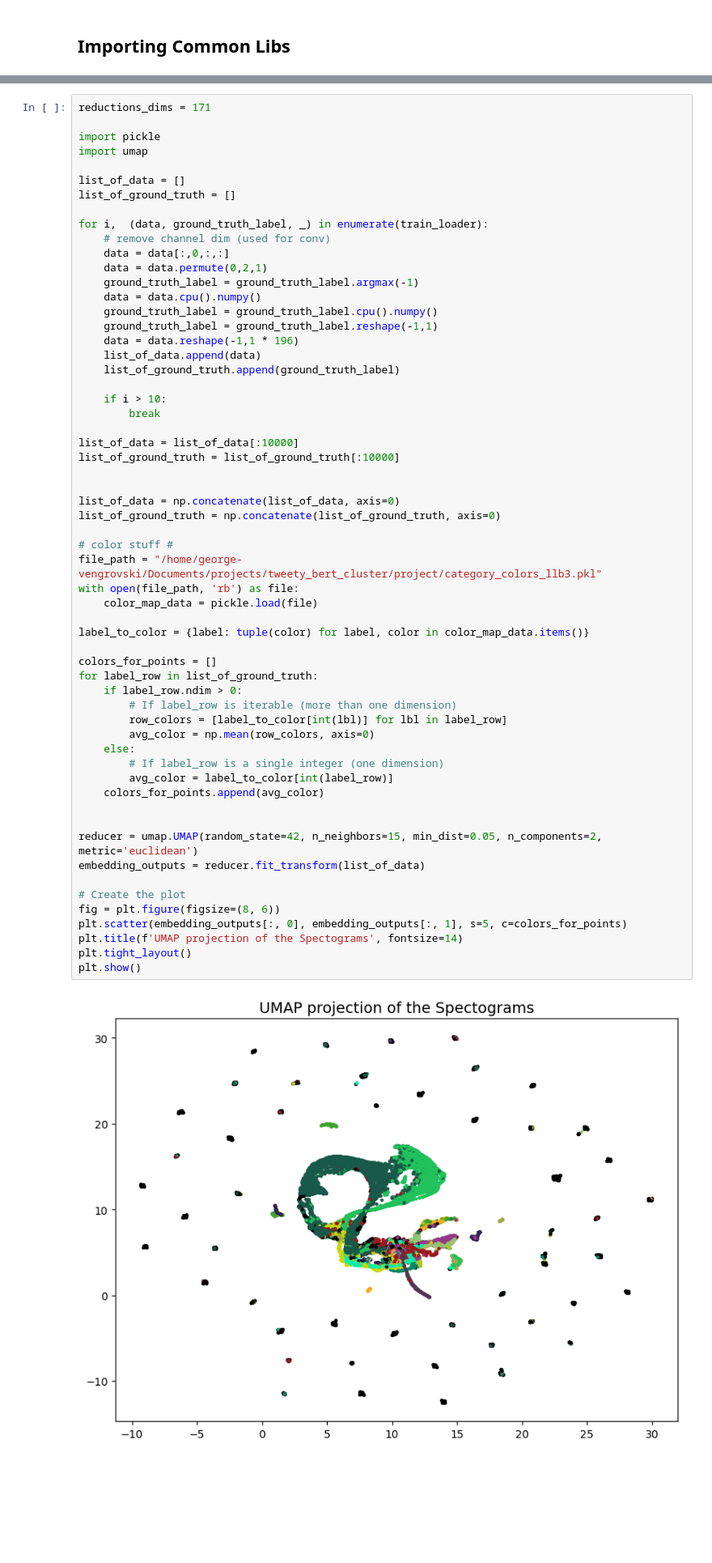
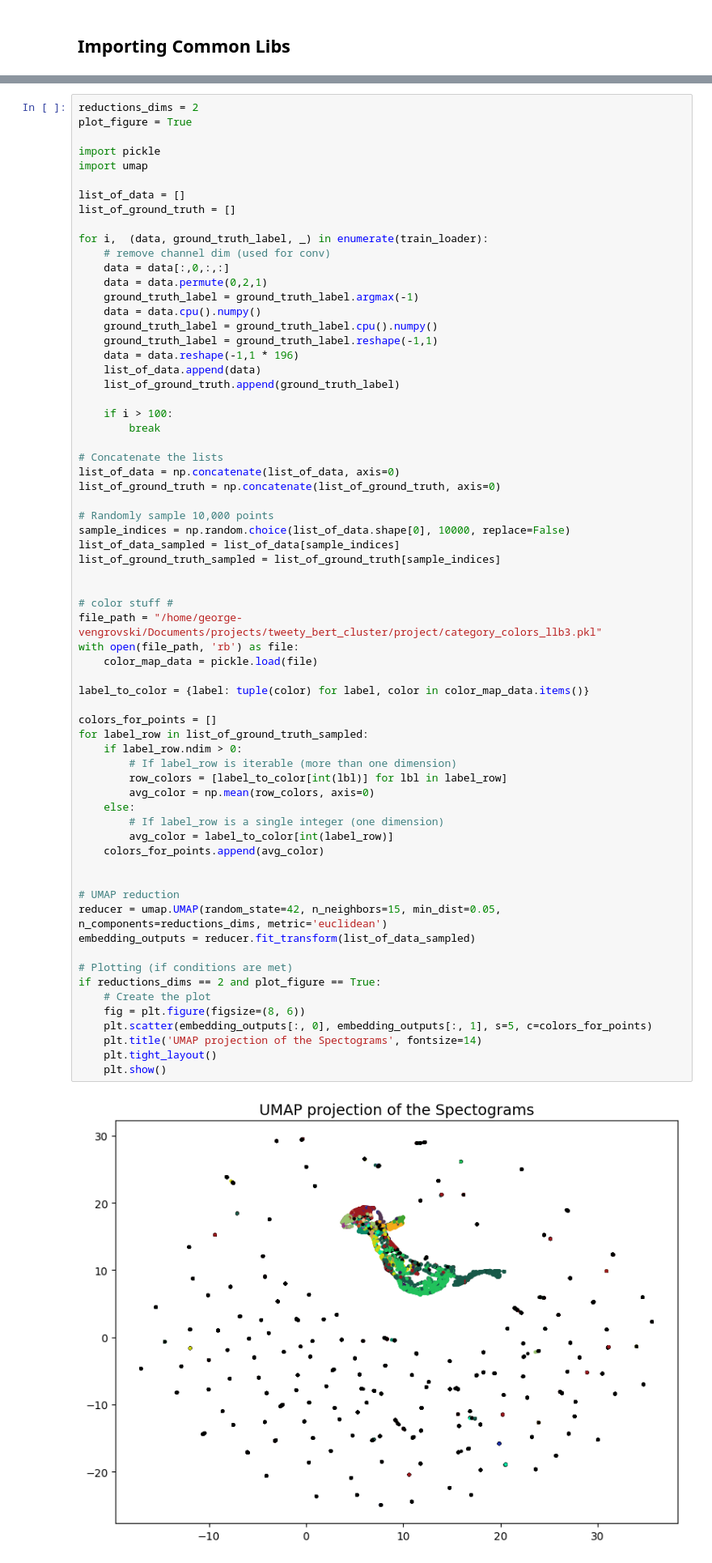
Before and after one commit to georgevenven/tweety_bert_paper, a Jupyter notebook: notebooks/Competing_Methods_FER.ipynb, the cells around one changed output, grey strips where cells are left out. Shown at 81% size. Drawn from its saved outputs; the diff is of its cells as text; blank space fills up the shorter version.

```diff
--- a/notebooks/Competing_Methods_FER.ipynb
+++ b/notebooks/Competing_Methods_FER.ipynb
@@ -41,5 +41,6 @@ test_loader = DataLoader(test_dataset, batch_size=4, shuffle=True, collate_fn=co
 # %%
-reductions_dims = 171
+reductions_dims = 2
+plot_figure = True
 
 import pickle
 import umap
@@ -57,48 +58,54 @@ for i,  (data, ground_truth_label, _) in enumerate(train_loader):
     ground_truth_label = ground_truth_label.reshape(-1,1)
     data = data.reshape(-1,1 * 196)
     list_of_data.append(data)
     list_of_ground_truth.append(ground_truth_label)
 
-    if i > 10:
+    if i > 100:
         break
 
-list_of_data = list_of_data[:10000]
-list_of_ground_truth = list_of_ground_truth[:10000]
-
-
+# Concatenate the lists
 list_of_data = np.concatenate(list_of_data, axis=0)
 list_of_ground_truth = np.concatenate(list_of_ground_truth, axis=0)
+
+# Randomly sample 10,000 points
+sample_indices = np.random.choice(list_of_data.shape[0], 10000, replace=False)
+list_of_data_sampled = list_of_data[sample_indices]
+list_of_ground_truth_sampled = list_of_ground_truth[sample_indices]
+
 
 # color stuff #
 file_path = "/home/george-vengrovski/Documents/projects/tweety_bert_cluster/project/category_colors_llb3.pkl"
 with open(file_path, 'rb') as file:
     color_map_data = pickle.load(file)
 
 label_to_color = {label: tuple(color) for label, color in color_map_data.items()}
 
 colors_for_points = []
-for label_row in list_of_ground_truth:
+for label_row in list_of_ground_truth_sampled:
     if label_row.ndim > 0:
         # If label_row is iterable (more than one dimension)
         row_colors = [label_to_color[int(lbl)] for lbl in label_row]
         avg_color = np.mean(row_colors, axis=0)
     else:
         # If label_row is a single integer (one dimension)
         avg_color = label_to_color[int(label_row)]
     colors_for_points.append(avg_color)
 
 
-reducer = umap.UMAP(random_state=42, n_neighbors=15, min_dist=0.05, n_components=2, metric='euclidean')
-embedding_outputs = reducer.fit_transform(list_of_data)
+# UMAP reduction
+reducer = umap.UMAP(random_state=42, n_neighbors=15, min_dist=0.05, n_components=reductions_dims, metric='euclidean')
+embedding_outputs = reducer.fit_transform(list_of_data_sampled)
 
-# Create the plot
-fig = plt.figure(figsize=(8, 6))
-plt.scatter(embedding_outputs[:, 0], embedding_outputs[:, 1], s=5, c=colors_for_points)
-plt.title(f'UMAP projection of the Spectograms', fontsize=14)
-plt.tight_layout()
-plt.show()
+# Plotting (if conditions are met)
+if reductions_dims == 2 and plot_figure == True:
+    # Create the plot
+    fig = plt.figure(figsize=(8, 6))
+    plt.scatter(embedding_outputs[:, 0], embedding_outputs[:, 1], s=5, c=colors_for_points)
+    plt.title('UMAP projection of the Spectograms', fontsize=14)
+    plt.tight_layout()
+    plt.show()
 # %% [output]
-[figure, old version]
+[figure, new version]
 # %%
 from linear_probe import LinearProbeModel, LinearProbeTrainer
 
```
Also changed, not shown: parts of 17 cells of this notebook, 7 other files.
